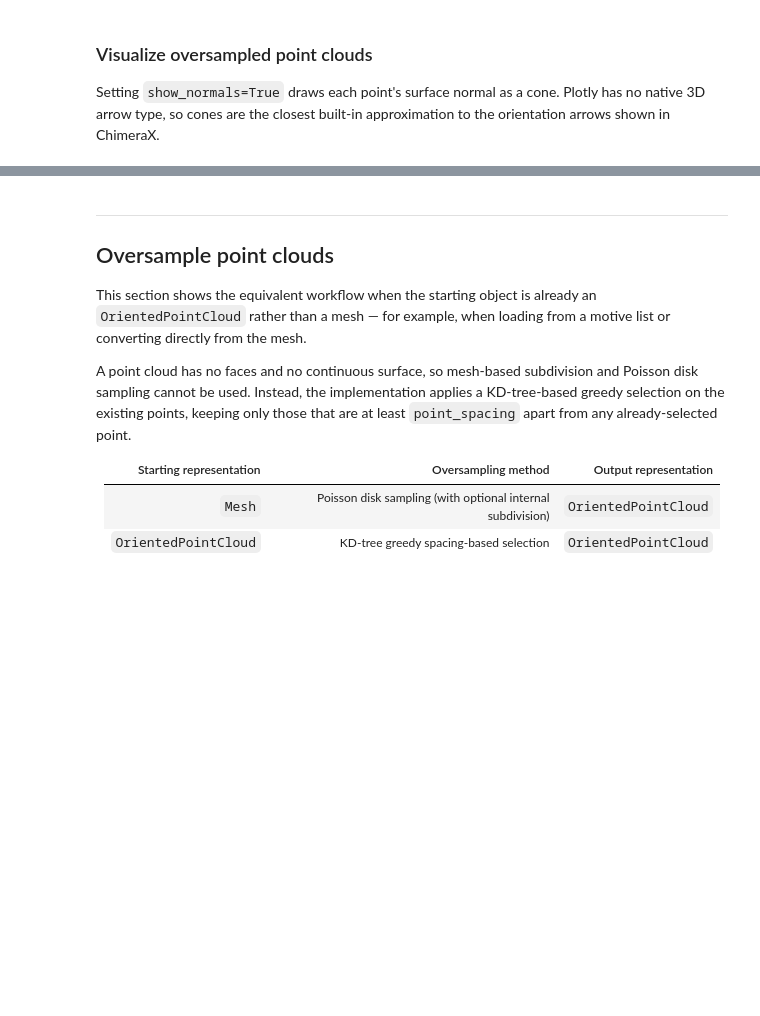
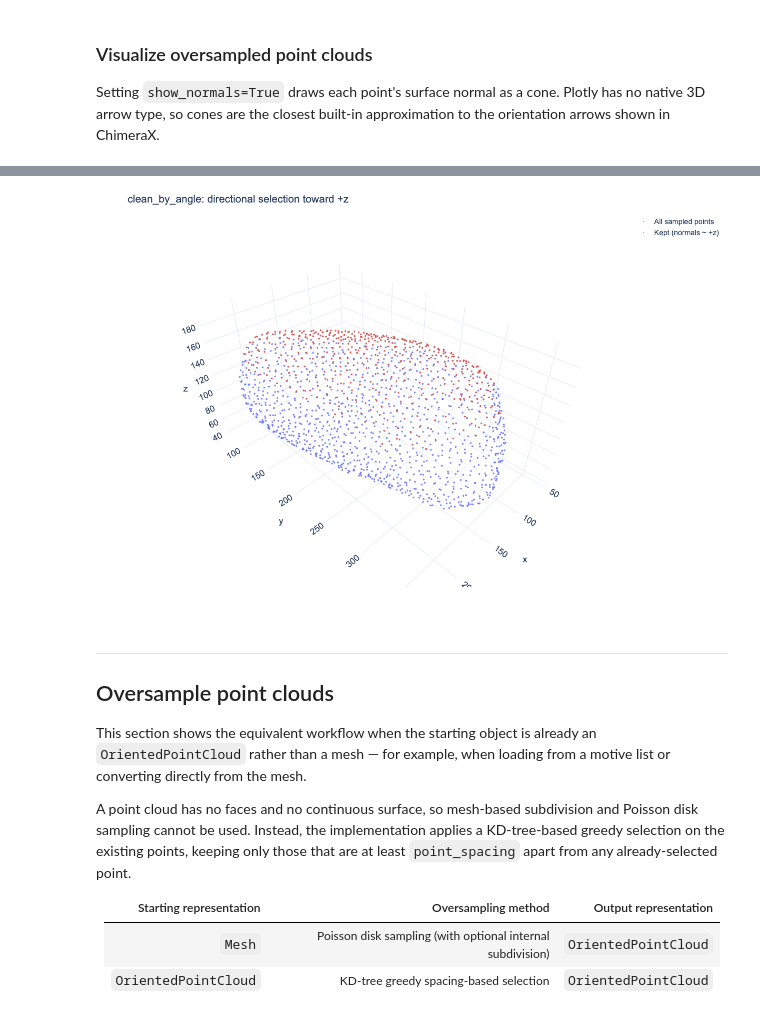
Before and after one commit to turonova/cryoCAT, a Jupyter notebook: docs/source/tutorials/surface_sampling/oversample_capsid.ipynb, the cells around one changed output, grey strips where cells are left out. Drawn from its saved outputs; the diff is of its cells as text; code cells hidden in the pictures; blank space fills up the shorter version.

```diff
--- a/docs/source/tutorials/surface_sampling/oversample_capsid.ipynb
+++ b/docs/source/tutorials/surface_sampling/oversample_capsid.ipynb
@@ -241,3 +301,7 @@ Image("plots/capsid_mesh_inner_vs_outer_surface_with_normals.png")
+# %%
+Image("plots/capsid_clean_by_angle.png")
+# %% [output]
+[figure, added]
 # %% [markdown]
 ---
 
```
Also changed, not shown: parts of 20 cells of this notebook, 6 other files.
